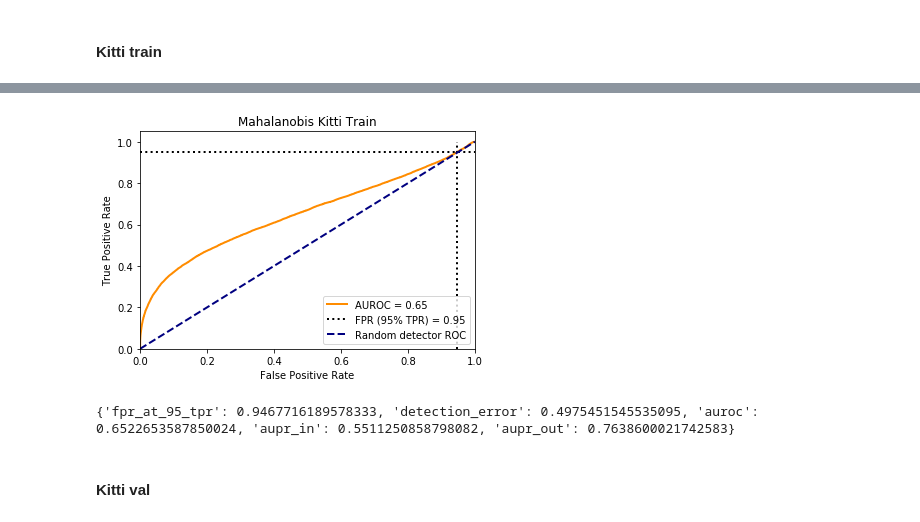
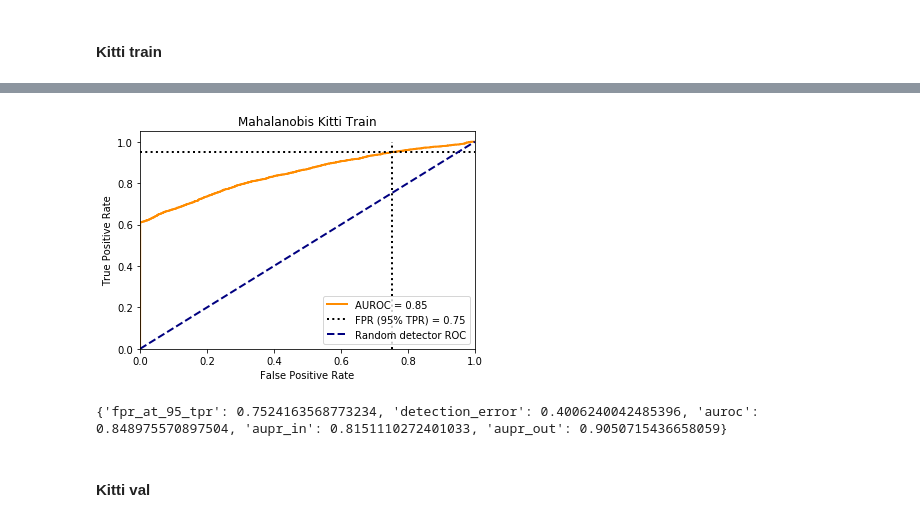
Before and after one commit to BalahariVignesh/simple-faster-rcnn-pytorch, a Jupyter notebook: idd_cars_drop_checkpoints_with_nms/idd_Cars_OneClass_nms.ipynb, the cells around one changed output, grey strips where cells are left out. Saved outputs shown, nothing was run; the diff lists cells and outputs as text; code cells hidden in the pictures.

```diff
--- a/idd_cars_drop_checkpoints_with_nms/idd_Cars_OneClass_nms.ipynb
+++ b/idd_cars_drop_checkpoints_with_nms/idd_Cars_OneClass_nms.ipynb
@@ -560,18 +570,18 @@ else:
 # %%
 # Chunked MD calc
 l = len(kitti_train_X)
 chunk = 10000
-kitti_train_novelty_scores = [md(kitti_train_X[i:i+chunk]) for i in range(0,l,chunk_size)]
+kitti_train_novelty_scores = [md(kitti_train_X[i:i+chunk]) for i in range(0,l,chunk)]
 kitti_train_novelty_scores = np.concatenate(kitti_train_novelty_scores, axis=0)
 
 # Non-chunked version for smaller datasets
 # kitti_train_novelty_scores = md(kitti_train_X)
 
 plot_roc(kitti_train_novelty_scores, 1 - kitti_train_y, title="Mahalanobis Kitti Train")
 print(calc_metrics(kitti_train_novelty_scores, 1 - kitti_train_y))
 # %% [output]
-[figure, old version]
+[figure, new version]
-{'fpr_at_95_tpr': 0.9467716189578333, 'detection_error': 0.4975451545535095, 'auroc': 0.6522653587850024, 'aupr_in': 0.5511250858798082, 'aupr_out': 0.7638600021742583}
+{'fpr_at_95_tpr': 0.7524163568773234, 'detection_error': 0.4006240042485396, 'auroc': 0.848975570897504, 'aupr_in': 0.8151110272401033, 'aupr_out': 0.9050715436658059}
 # %% [markdown]
 #### Kitti val
 # %%
```
Also changed, not shown: parts of 41 cells of this notebook.
